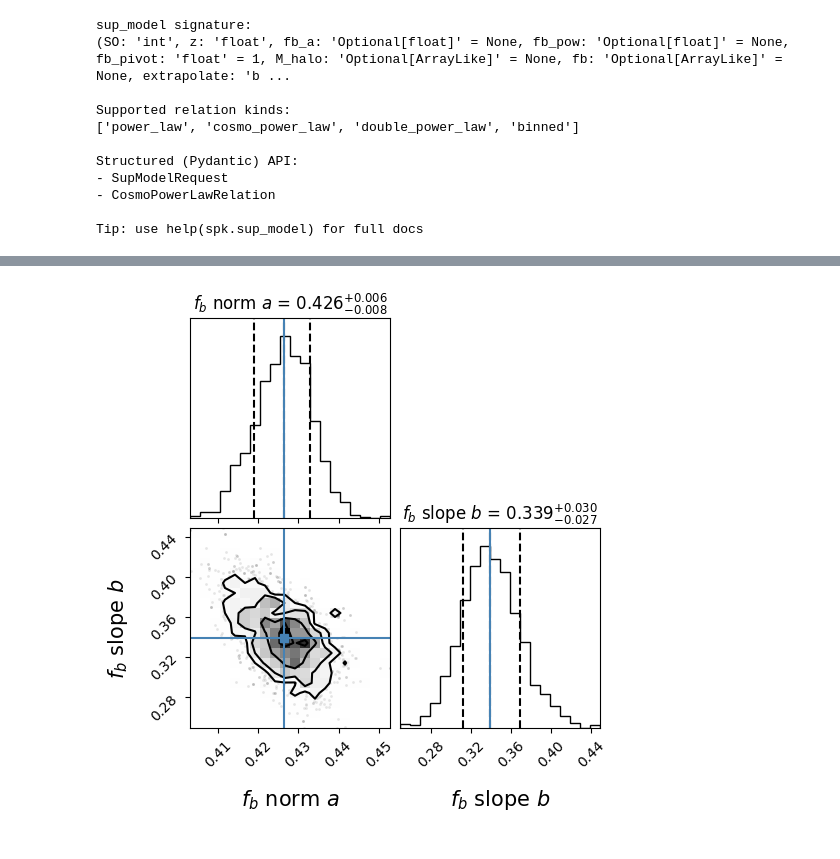
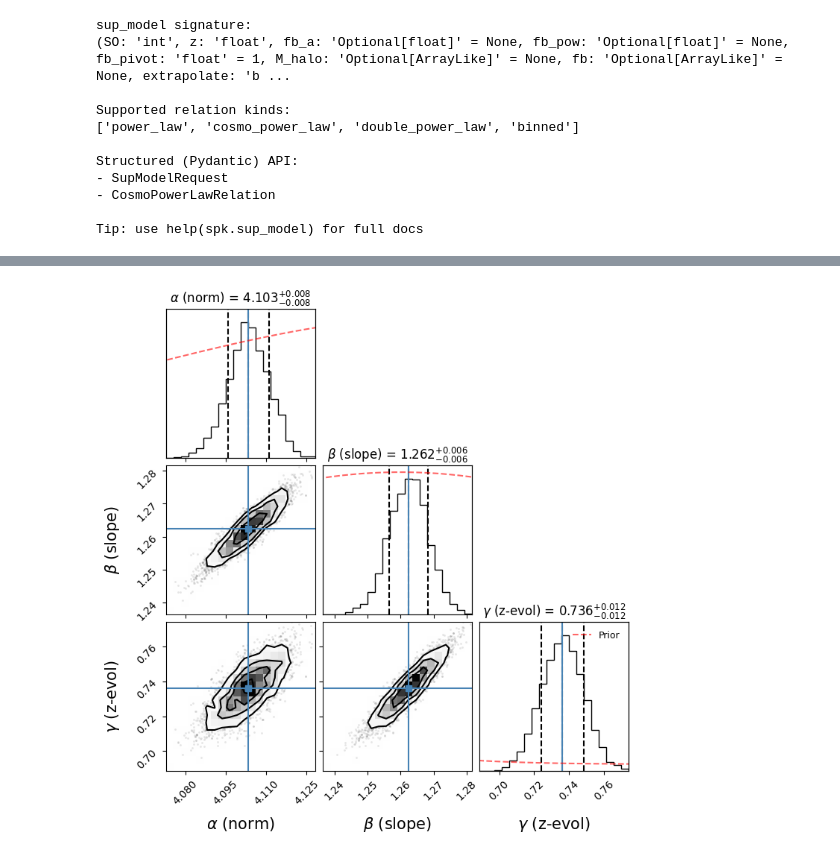
Before and after one commit to jemme07/pyspk, a Jupyter notebook: examples/pySPk_Examples.ipynb, the cells around one changed output, grey strips where cells are left out. Saved outputs shown, nothing was run; the diff lists cells and outputs as text; code cells hidden in the pictures.

Commit message:
MCMC Bahamas

```diff
--- a/examples/pySPk_Examples.ipynb
+++ b/examples/pySPk_Examples.ipynb
@@ -530,0 +524,12 @@ Posterior (median ±1σ):
+# %%
+# Initialize walkers near prior means
+ndim, nwalkers = 3, 32
+rng = np.random.default_rng(42)
+alpha0, beta0, gamma0 = prior_alpha[0], prior_beta[0], prior_gamma[0]
+p0 = np.array([alpha0, beta0, gamma0]) + 1e-3 * rng.normal(size=(nwalkers, ndim))
+
+print(f"Initializing {nwalkers} walkers near: α={alpha0:.2f}, β={beta0:.2f}, γ={gamma0:.2f}")
+print("Running MCMC...")
+
+sampler = emcee.EnsembleSampler(nwalkers, ndim, log_prob)
+sampler.run_mcmc(p0, 500, progress=True)
@@ -530,0 +598,11 @@ Posterior (median ±1σ):
+# %%
+# Extract posterior samples using diagnostics from above
+# Use conservative burn-in and thinning to get independent samples
+chain = sampler.get_chain(discard=150, thin=3, flat=True)
+q16, q50, q84 = np.percentile(chain, [16, 50, 84], axis=0)
+alpha_med, beta_med, gamma_med = q50
+
+print("\nPosterior (median ±1σ):")
+print(f"  α = {alpha_med:.3f} (+{q84[0] - q50[0]:.3f}/-{q50[0] - q16[0]:.3f})")
+print(f"  β = {beta_med:.3f} (+{q84[1] - q50[1]:.3f}/-{q50[1] - q16[1]:.3f})")
+print(f"  γ = {gamma_med:.3f} (+{q84[2] - q50[2]:.3f}/-{q50[2] - q16[2]:.3f})")
@@ -531,15 +646,30 @@ Posterior (median ±1σ):
 # %%
 import corner
 
-labels = [r"$f_b$ norm $a$", r"$f_b$ slope $b$"]
+labels = [r"$\alpha$ (norm)", r"$\beta$ (slope)", r"$\gamma$ (z-evol)"]
 fig = corner.corner(
     chain,
     labels=labels,
-    truths=[fb_a_med, fb_pow_med],
+    truths=[alpha_med, beta_med, gamma_med],
     show_titles=True,
     title_fmt=".3f",
     quantiles=[0.16, 0.5, 0.84],
     title_kwargs={"fontsize": 12},
 )
+
+# Overlay prior distributions on diagonal
+ndim = len(labels)
+axes = np.array(fig.axes).reshape((ndim, ndim))
+priors = [prior_alpha, prior_beta, prior_gamma]
+
+for i, (mean, std) in enumerate(priors):
+    ax = axes[i, i]
+    x = np.linspace(mean - 4 * std, mean + 4 * std, 200)
+    prior_pdf = np.exp(-0.5 * ((x - mean) / std) ** 2) / (std * np.sqrt(2 * np.pi))
+    ax2 = ax.twinx()
+    ax2.plot(x, prior_pdf, "r--", lw=1.5, alpha=0.6, label="Prior")
+    ax2.set_yticks([])
+    if i == ndim - 1:
+        ax2.legend(loc="upper right", fontsize=9, frameon=False)
 # %% [output]
-[figure, old version]
+[figure, new version]
```
Also changed, not shown: parts of 7 cells of this notebook.
